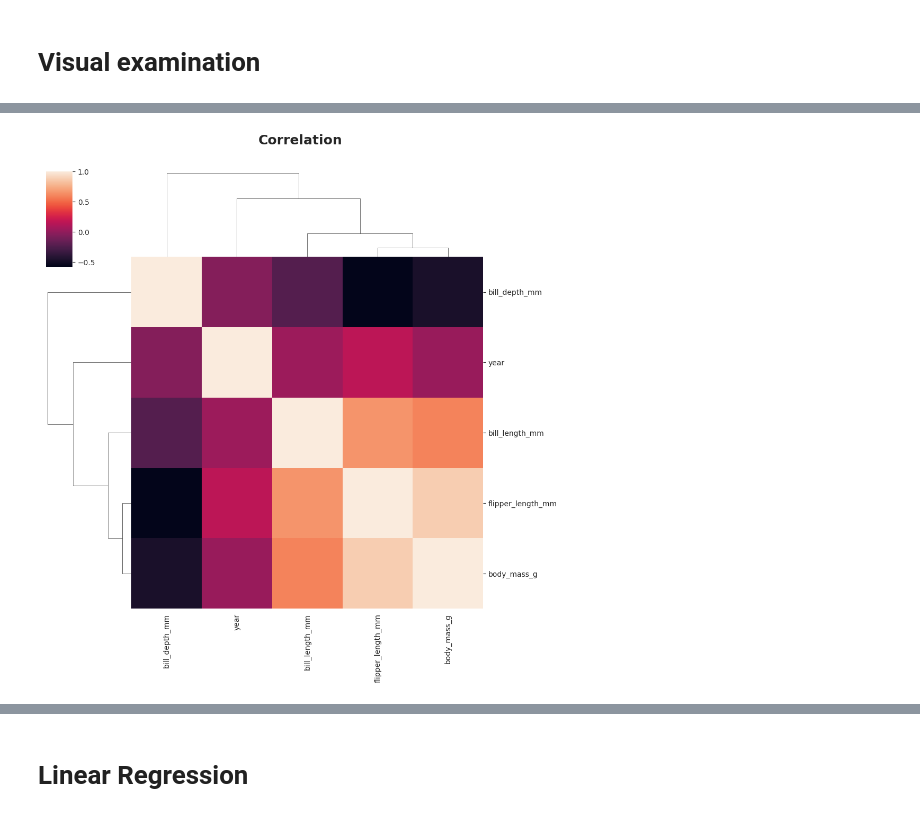
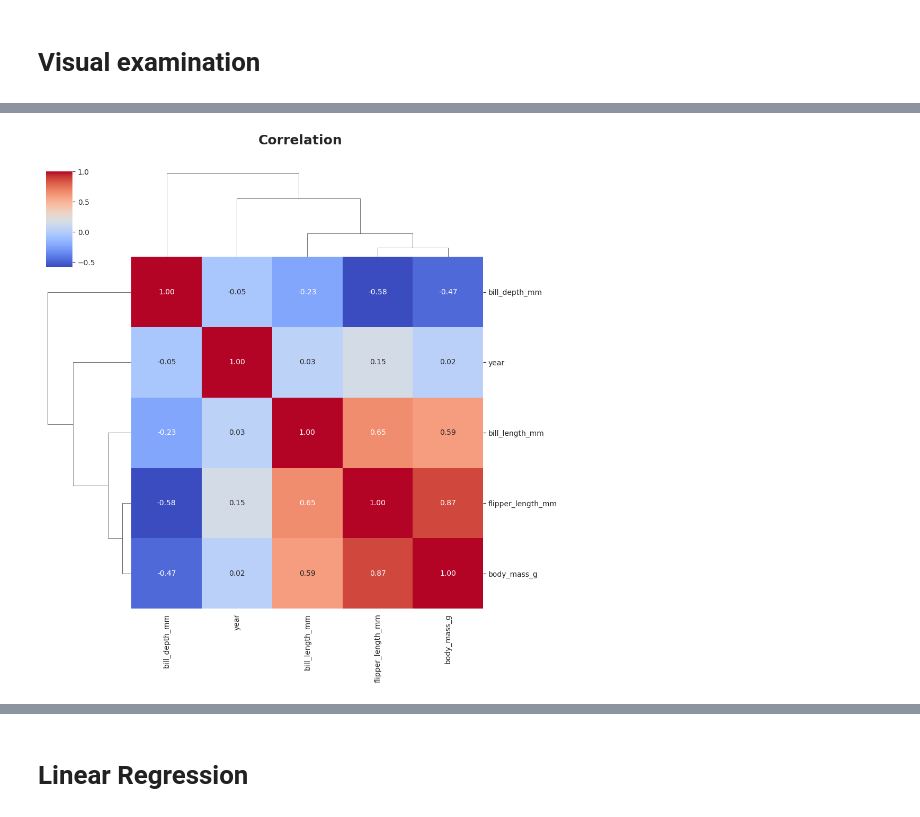
Before and after one commit to carlosjesuscaro/data_analysis_summary, a Jupyter notebook: Regression.ipynb, the cells around one changed output, grey strips where cells are left out. Cells and saved outputs as stored; diff of their text form; code cells hidden in the pictures.

```diff
--- a/Regression.ipynb
+++ b/Regression.ipynb
@@ -40,7 +52,7 @@ plt.show()
 # %%
 data_numeric = data.select_dtypes(include='number')
-g = sns.clustermap(data_numeric.corr())
-g.fig.suptitle('Correlation', fontsize=18, fontweight='bold', y=1.05)
+g = sns.clustermap(data_numeric.corr(), annot=True, fmt='.2f', cmap='coolwarm' )
+g.figure.suptitle('Correlation', fontsize=18, fontweight='bold', y=1.05)
 plt.show()
 # %% [output]
-[figure, old version]
+[figure, new version]
```
Also changed, not shown: parts of 7 cells of this notebook, 2 other files.
